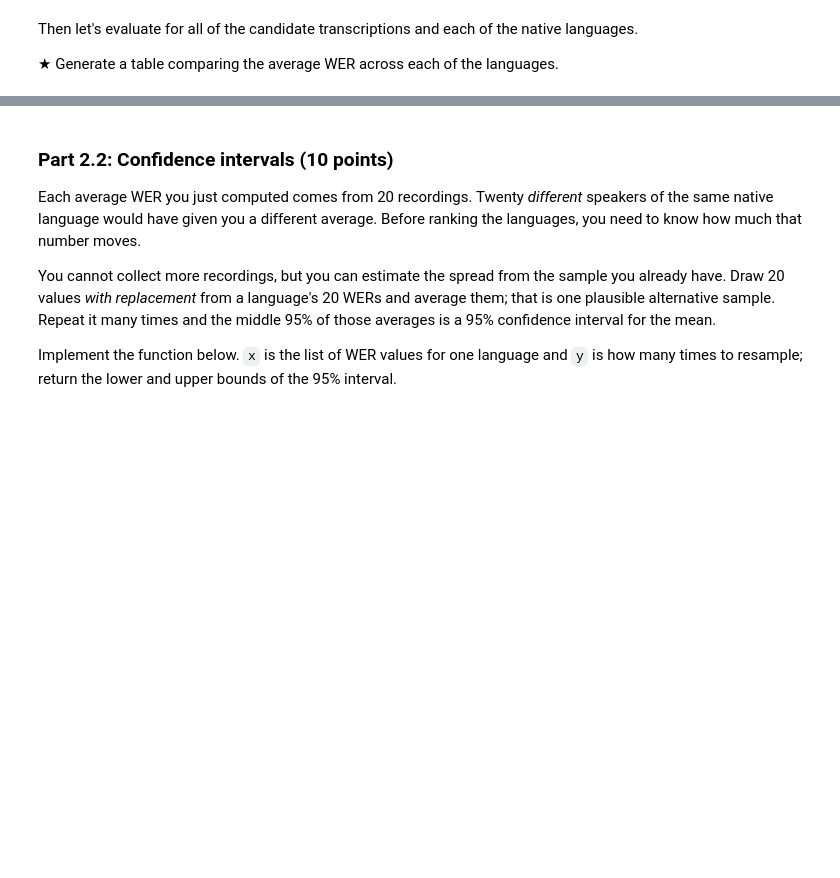
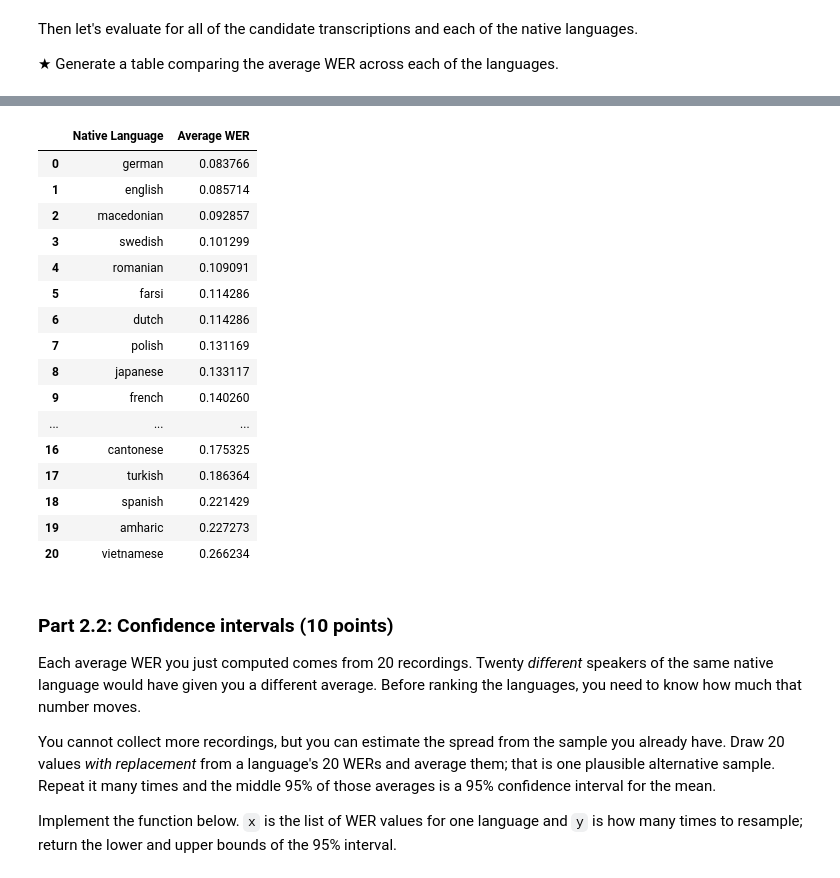
Before and after one commit to HarryKmK13/EECS183-Natural-Language-Processing-FA26, a Jupyter notebook: HW1.ipynb, the cells around one changed output, grey strips where cells are left out. Cells and saved outputs as stored; diff of their text form; code cells hidden in the pictures; blank space fills up the shorter version.

```diff
--- a/HW1.ipynb
+++ b/HW1.ipynb
@@ -929,4 +963,18 @@ for language, transcripts in transcriptions.items():
 
 save_results(language_wers, "results/language_wers.json")
 
-# TODO: Scratch space for computing average WER and generating a table to compare across native languages.
+average_wers = {
+    language: sum(wers) / len(wers)
+    for language, wers in language_wers.items()
+}
+
+wer_table = pd.DataFrame({
+    "Native Language": list(average_wers.keys()),
+    "Average WER": list(average_wers.values())
+}).sort_values(
+    "Average WER",
+    ascending=True
+).reset_index(drop=True)
+
+display(wer_table)
+# %% [output]
@@ -933,3 +983,20 @@ save_results(language_wers, "results/language_wers.json")
+|  | Native Language | Average WER |
+| 0 | german | 0.083766 |
+| 1 | english | 0.085714 |
+| 2 | macedonian | 0.092857 |
+| 3 | swedish | 0.101299 |
+| 4 | romanian | 0.109091 |
+| 5 | farsi | 0.114286 |
+| 6 | dutch | 0.114286 |
+| 7 | polish | 0.131169 |
+| 8 | japanese | 0.133117 |
+| 9 | french | 0.140260 |
+| ... | ... | ... |
+| 16 | cantonese | 0.175325 |
+| 17 | turkish | 0.186364 |
+| 18 | spanish | 0.221429 |
+| 19 | amharic | 0.227273 |
+| 20 | vietnamese | 0.266234 |
 # %% [markdown]
 ### Part 2.2: Confidence intervals (10 points)
 
```
Also changed, not shown: parts of 42 cells of this notebook.
